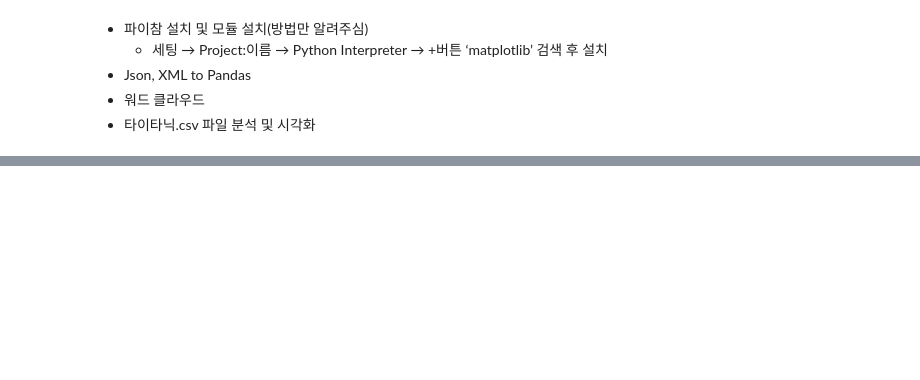
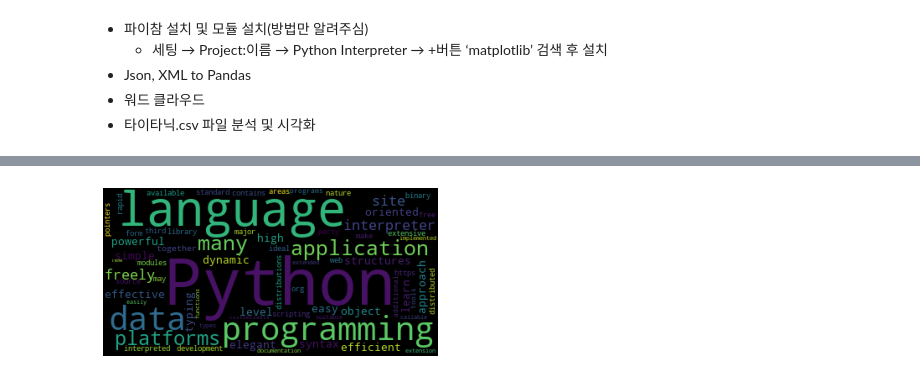
Before and after one commit to serinss/seSAC_Python_Class, a Jupyter notebook: 통계분석시각화_응용.ipynb, the cells around one changed output, grey strips where cells are left out. Cells and saved outputs as stored; diff of their text form; code cells hidden in the pictures; blank space fills up the shorter version.

```diff
--- a/통계분석시각화_응용.ipynb
+++ b/통계분석시각화_응용.ipynb
@@ -35,0 +173,17 @@ print(res) #JSON 방식으로 반환
+# %%
+src = """
+Python is an easy to learn, powerful programming language. It has efficient high-level data structures and a simple but effective approach to object-oriented programming. Python’s elegant syntax and dynamic typing, together with its interpreted nature, make it an ideal language for scripting and rapid application development in many areas on most platforms.
+
+The Python interpreter and the extensive standard library are freely available in source or binary form for all major platforms from the Python web site, https://www.python.org/, and may be freely distributed. The same site also contains distributions of and pointers to many free third party Python modules, programs and tools, and additional documentation.
+
+The Python interpreter is easily extended with new functions and data types implemented in C or C++ (or other languages callable from C). Python is also suitable as an extension language for customizable applications.
+"""
+# %%
+wc = WordCloud()
+wc.generate(src) # 형태소 별로 분리하여 빈도수가 높은 것은 면적을 크게 설정하여 시각화
+plt.figure()
+plt.imshow(wc)
+plt.axis('off')
+plt.show()
+# %% [output]
+[figure, added]
```
Also changed, not shown: parts of 51 cells of this notebook.
